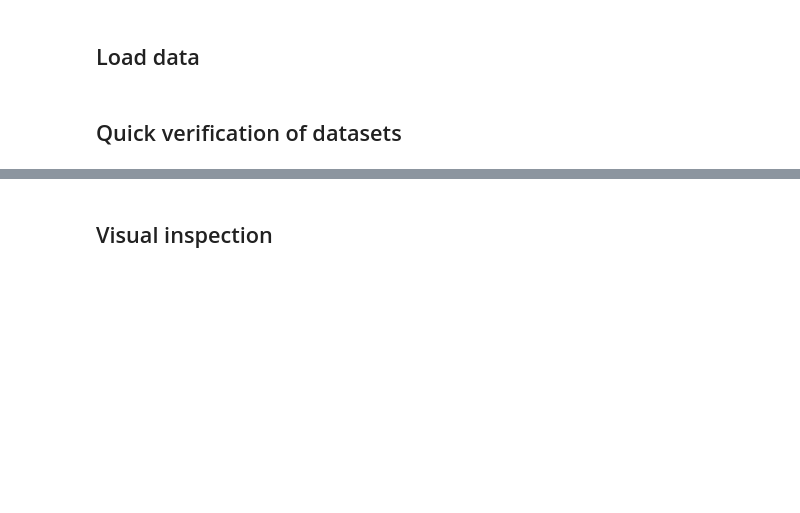
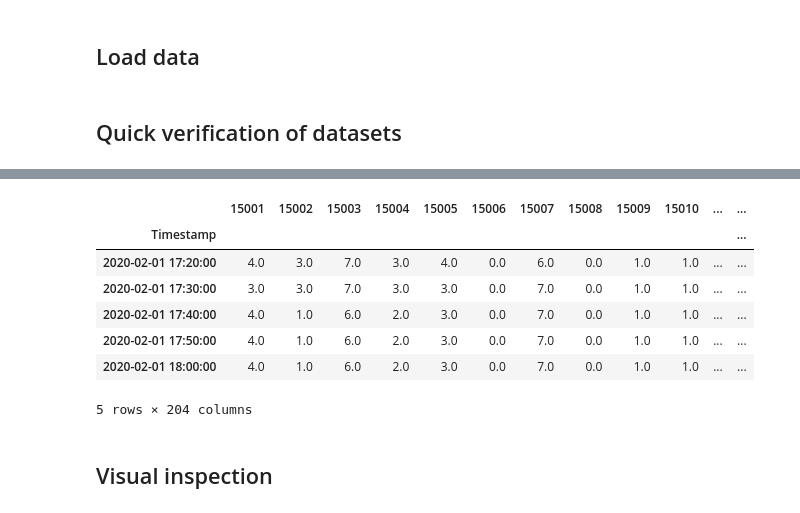
Before and after one commit to mariuszrokita/wroclawski-rower-miejski, a Jupyter notebook: bikeavailability/notebooks/02-exploratory-data-analysis.ipynb, the cells around one changed output, grey strips where cells are left out. Saved outputs shown, nothing was run; the diff lists cells and outputs as text; code cells hidden in the pictures; blank space fills up the shorter version.

```diff
--- a/bikeavailability/notebooks/02-exploratory-data-analysis.ipynb
+++ b/bikeavailability/notebooks/02-exploratory-data-analysis.ipynb
@@ -106,3 +75,14 @@ df.isnull().sum().sum()
+# %%
+df.tail()
+# %% [output]
+|  | 15001 | 15002 | 15003 | 15004 | 15005 | 15006 | 15007 | 15008 | 15009 | 15010 | ... | ... |
+| Timestamp |  |  |  |  |  |  |  |  |  |  |  | ... |
+| 2020-02-01 17:20:00 | 4.0 | 3.0 | 7.0 | 3.0 | 4.0 | 0.0 | 6.0 | 0.0 | 1.0 | 1.0 | ... | ... |
+| 2020-02-01 17:30:00 | 3.0 | 3.0 | 7.0 | 3.0 | 3.0 | 0.0 | 7.0 | 0.0 | 1.0 | 1.0 | ... | ... |
+| 2020-02-01 17:40:00 | 4.0 | 1.0 | 6.0 | 2.0 | 3.0 | 0.0 | 7.0 | 0.0 | 1.0 | 1.0 | ... | ... |
+| 2020-02-01 17:50:00 | 4.0 | 1.0 | 6.0 | 2.0 | 3.0 | 0.0 | 7.0 | 0.0 | 1.0 | 1.0 | ... | ... |
+| 2020-02-01 18:00:00 | 4.0 | 1.0 | 6.0 | 2.0 | 3.0 | 0.0 | 7.0 | 0.0 | 1.0 | 1.0 | ... | ... |
+5 rows × 204 columns
 # %% [markdown]
 ## Visual inspection
 # %%
```
Also changed, not shown: parts of 22 cells of this notebook, 2 other files.
